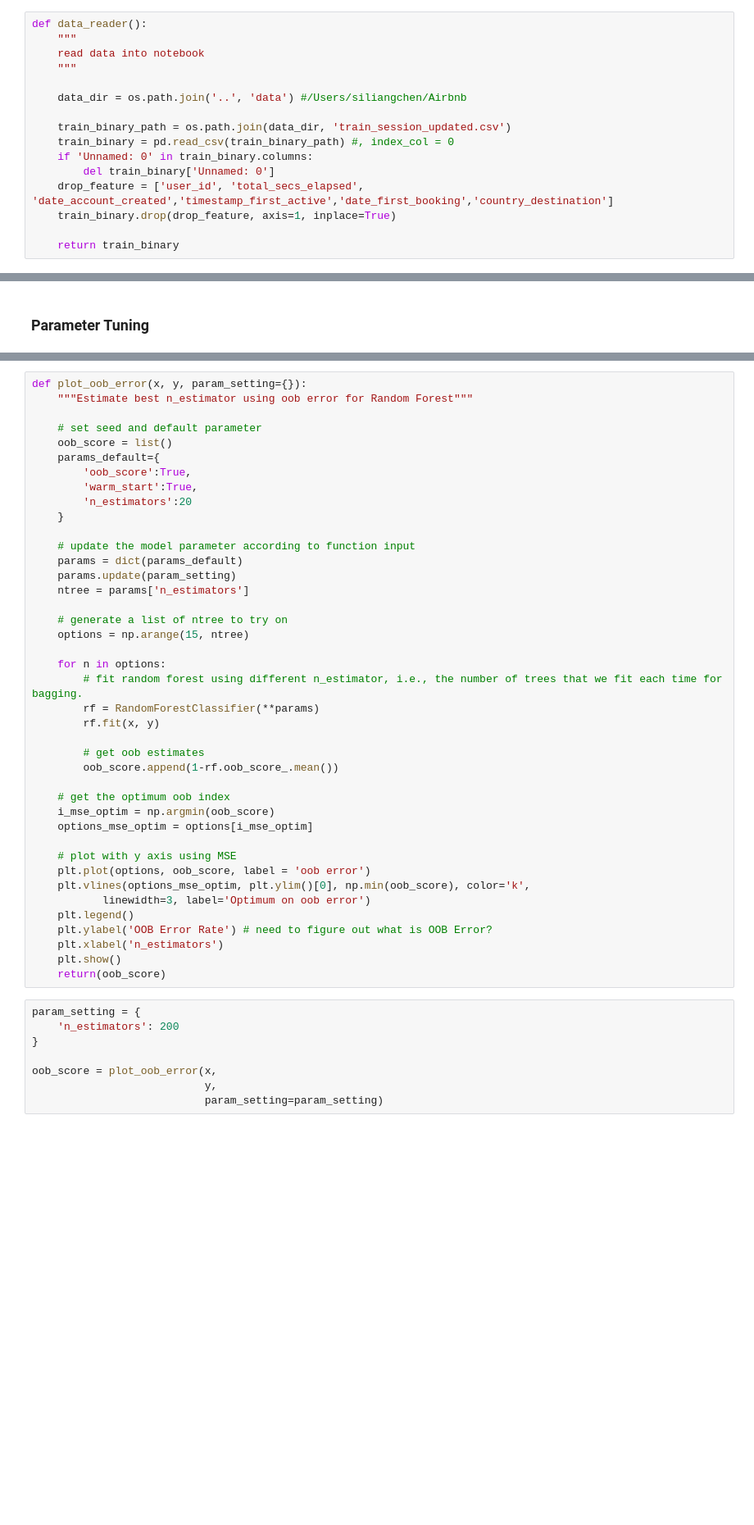
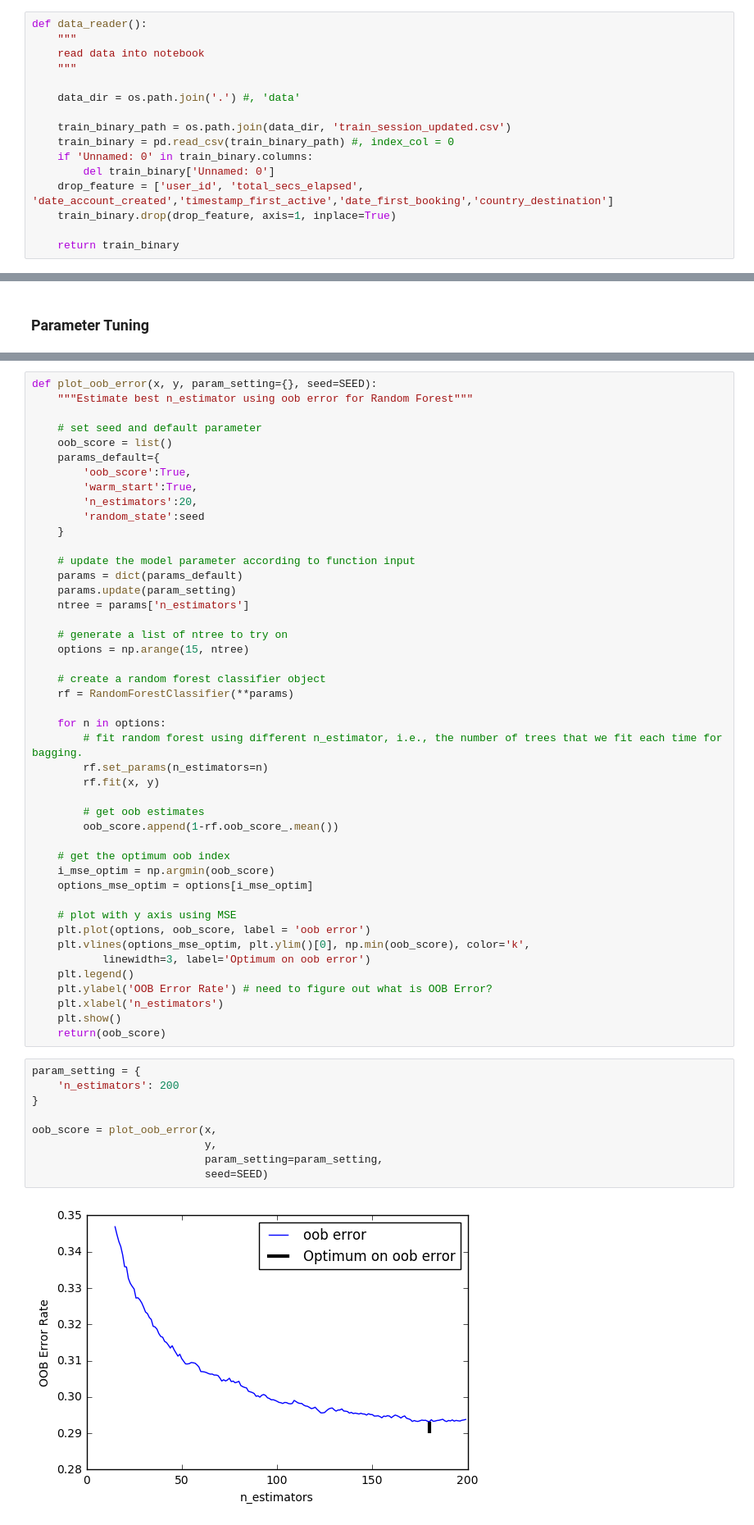
Before and after one commit to bkennedy04/msia420_airbnb_prediction, a Jupyter notebook: src/Model-RF.ipynb, the cells around one changed output, grey strips where cells are left out. Shown: that part at 82% size. Saved outputs shown, nothing was run; the diff lists cells and outputs as text; blank space fills up the shorter version.

Commit message:
update model random forest

```diff
--- a/src/Model-RF.ipynb
+++ b/src/Model-RF.ipynb
@@ -33,7 +33,7 @@ def data_reader():
     read data into notebook
     """
 
-    data_dir = os.path.join('..', 'data') #/Users/siliangchen/Airbnb
+    data_dir = os.path.join('.') #, 'data'
 
     train_binary_path = os.path.join(data_dir, 'train_session_updated.csv')
     train_binary = pd.read_csv(train_binary_path) #, index_col = 0
@@ -131,7 +137,7 @@ rf_base
     * If “log2”, then max_features=log2(n_features).
     * If None, then max_features=n_features.
 # %%
-def plot_oob_error(x, y, param_setting={}):
+def plot_oob_error(x, y, param_setting={}, seed=SEED):
     """Estimate best n_estimator using oob error for Random Forest"""
 
     # set seed and default parameter
@@ -139,7 +145,8 @@ def plot_oob_error(x, y, param_setting={}):
     params_default={
         'oob_score':True,
         'warm_start':True,
-        'n_estimators':20
+        'n_estimators':20,
+        'random_state':seed
     }
 
     # update the model parameter according to function input
@@ -150,9 +157,12 @@ def plot_oob_error(x, y, param_setting={}):
     # generate a list of ntree to try on
     options = np.arange(15, ntree)
 
+    # create a random forest classifier object
+    rf = RandomForestClassifier(**params)
+
     for n in options:
         # fit random forest using different n_estimator, i.e., the number of trees that we fit each time for bagging.
-        rf = RandomForestClassifier(**params)
+        rf.set_params(n_estimators=n)
         rf.fit(x, y)
 
         # get oob estimates
@@ -174,10 +184,13 @@ def plot_oob_error(x, y, param_setting={}):
 # %%
 param_setting = {
     'n_estimators': 200
 }
 
 oob_score = plot_oob_error(x,
                            y,
-                           param_setting=param_setting)
+                           param_setting=param_setting,
+                           seed=SEED)
+# %% [output]
+[figure, added]
 # %% [markdown]
 The plot shows that ntree = 200 is large enough since the error doesn't seem to decrease much
```
Also changed, not shown: parts of 10 cells of this notebook.
